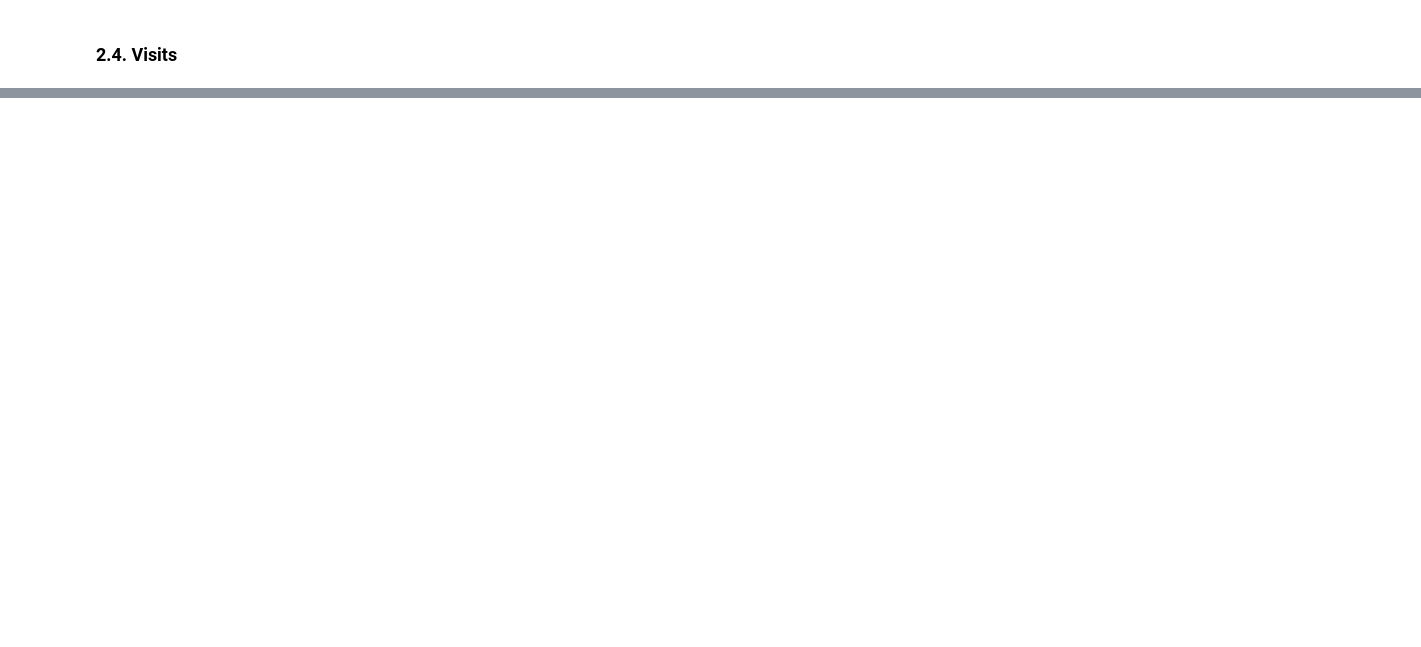
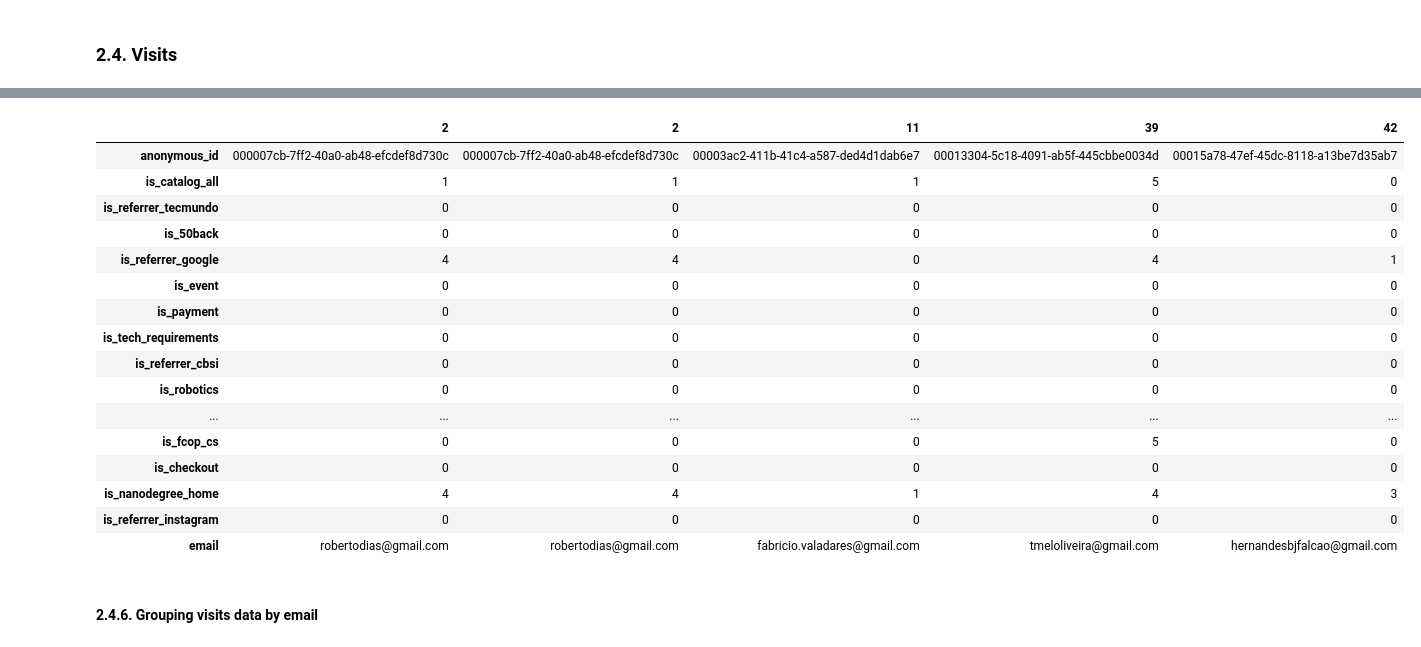
Before and after one commit to CarlosUdacity/nanodegree-projects, a Jupyter notebook: machine-learning/capstone/capstone.ipynb, the cells around one changed output, grey strips where cells are left out. Cells and saved outputs as stored; diff of their text form; code cells hidden in the pictures; blank space fills up the shorter version.

```diff
--- a/machine-learning/capstone/capstone.ipynb
+++ b/machine-learning/capstone/capstone.ipynb
@@ -190,0 +504,2 @@ x['free_course_enrollments'] = x['free_course_enrollments'].fillna(0).astype(int
+# %%
+grouped.columns = grouped.columns.droplevel(-1)
@@ -190,0 +526,3 @@ x['free_course_enrollments'] = x['free_course_enrollments'].fillna(0).astype(int
+# %%
+anonymous_ids = frontend_brazil_identifies[['anonymous_id', 'email']]
+anonymous_ids.head()
@@ -190,0 +536,2 @@ x['free_course_enrollments'] = x['free_course_enrollments'].fillna(0).astype(int
+# %%
+grouped = grouped.join(anonymous_ids.set_index('anonymous_id'), on='anonymous_id')
@@ -190,0 +548,3 @@ x['free_course_enrollments'] = x['free_course_enrollments'].fillna(0).astype(int
+# %%
+grouped['email'] = grouped['email'].fillna('')
+grouped = grouped.loc[lambda df: df['email'] != '']
@@ -190,0 +559,22 @@ x['free_course_enrollments'] = x['free_course_enrollments'].fillna(0).astype(int
+# %%
+grouped.head().transpose()
+# %% [output]
+|  | 2 | 2 | 11 | 39 | 42 |
+| anonymous_id | 000007cb-7ff2-40a0-ab48-efcdef8d730c | 000007cb-7ff2-40a0-ab48-efcdef8d730c | 00003ac2-411b-41c4-a587-ded4d1dab6e7 | 00013304-5c18-4091-ab5f-445cbbe0034d | 00015a78-47ef-45dc-8118-a13be7d35ab7 |
+| is_catalog_all | 1 | 1 | 1 | 5 | 0 |
+| is_referrer_tecmundo | 0 | 0 | 0 | 0 | 0 |
+| is_50back | 0 | 0 | 0 | 0 | 0 |
+| is_referrer_google | 4 | 4 | 0 | 4 | 1 |
+| is_event | 0 | 0 | 0 | 0 | 0 |
+| is_payment | 0 | 0 | 0 | 0 | 0 |
+| is_tech_requirements | 0 | 0 | 0 | 0 | 0 |
+| is_referrer_cbsi | 0 | 0 | 0 | 0 | 0 |
+| is_robotics | 0 | 0 | 0 | 0 | 0 |
+| ... | ... | ... | ... | ... | ... |
+| is_fcop_cs | 0 | 0 | 0 | 5 | 0 |
+| is_checkout | 0 | 0 | 0 | 0 | 0 |
+| is_nanodegree_home | 4 | 4 | 1 | 4 | 3 |
+| is_referrer_instagram | 0 | 0 | 0 | 0 | 0 |
+| email | robertodias@gmail.com | robertodias@gmail.com | fabricio.valadares@gmail.com | tmeloliveira@gmail.com | hernandesbjfalcao@gmail.com |
+# %% [markdown]
+#### 2.4.6. Grouping visits data by email
```
Also changed, not shown: parts of 46 cells of this notebook.
